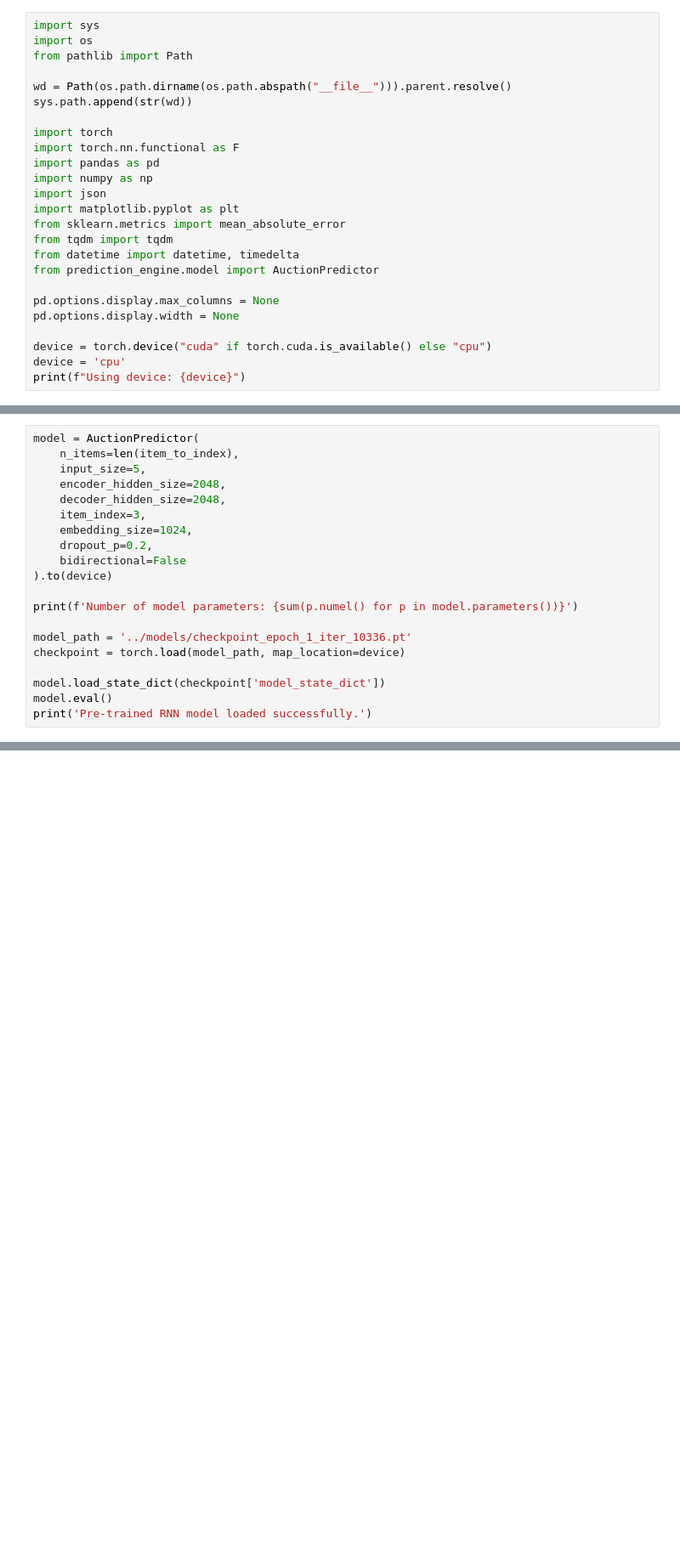
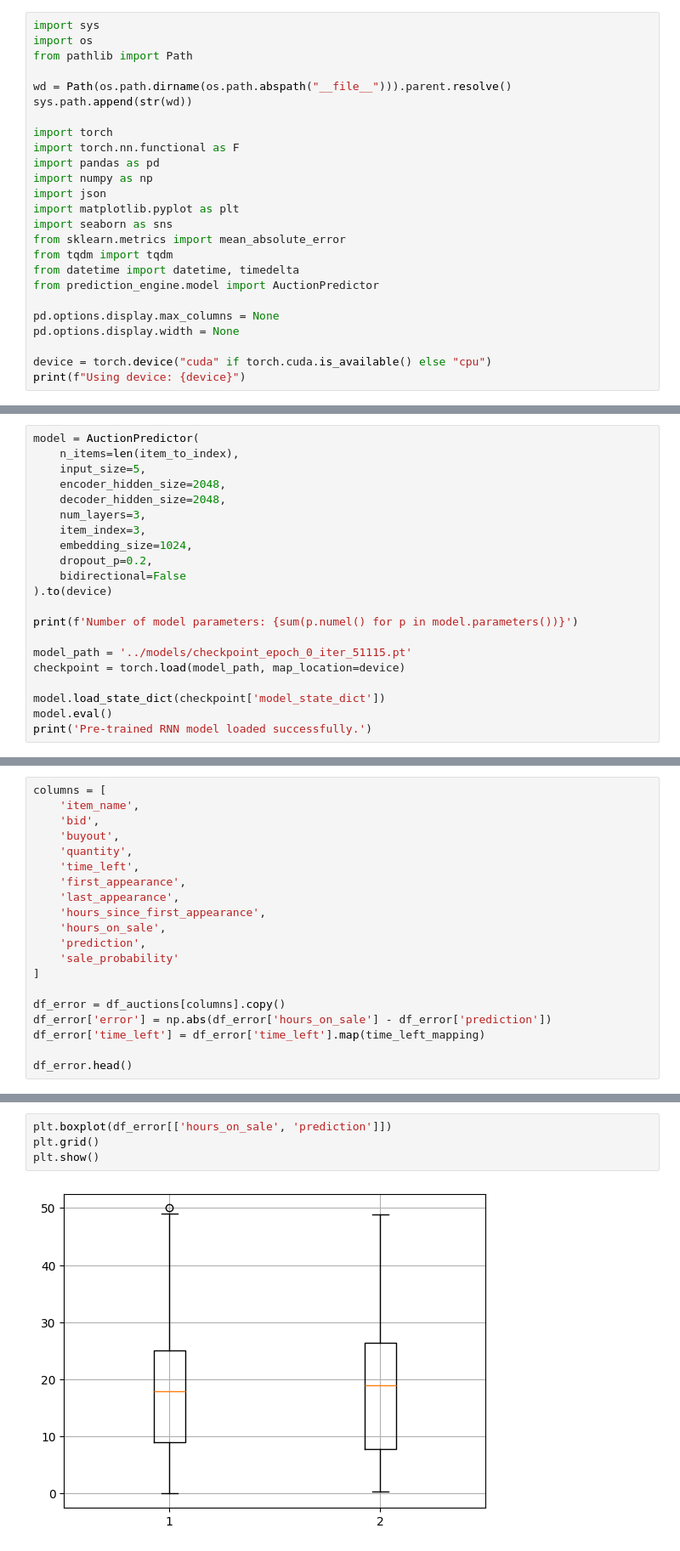
Before and after one commit to AngelUrq/auction_classic, a Jupyter notebook: notebooks/rnn_evaluation.ipynb, the cells around one changed output, grey strips where cells are left out. Shown at 85% size. Saved outputs shown, nothing was run; the diff lists cells and outputs as text; blank space fills up the shorter version.

```diff
--- a/notebooks/rnn_evaluation.ipynb
+++ b/notebooks/rnn_evaluation.ipynb
@@ -12,6 +14,7 @@ import pandas as pd
 import numpy as np
 import json
 import matplotlib.pyplot as plt
+import seaborn as sns
 from sklearn.metrics import mean_absolute_error
 from tqdm import tqdm
 from datetime import datetime, timedelta
@@ -21,5 +24,4 @@ pd.options.display.max_columns = None
 pd.options.display.width = None
 
 device = torch.device("cuda" if torch.cuda.is_available() else "cpu")
-device = 'cpu'
 print(f"Using device: {device}")
@@ -146,6 +158,7 @@ model = AuctionPredictor(
     input_size=5,
     encoder_hidden_size=2048,
     decoder_hidden_size=2048,
+    num_layers=3,
     item_index=3,
     embedding_size=1024,
     dropout_p=0.2,
@@ -154,7 +167,7 @@ model = AuctionPredictor(
 
 print(f'Number of model parameters: {sum(p.numel() for p in model.parameters())}')
 
-model_path = '../models/checkpoint_epoch_1_iter_10336.pt'
+model_path = '../models/checkpoint_epoch_0_iter_51115.pt'
 checkpoint = torch.load(model_path, map_location=device)
 
 model.load_state_dict(checkpoint['model_state_dict'])
@@ -242,0 +253,20 @@ df.describe()
+# %%
+columns = [
+    'item_name',
+    'bid',
+    'buyout',
+    'quantity',
+    'time_left',
+    'first_appearance',
+    'last_appearance',
+    'hours_since_first_appearance',
+    'hours_on_sale',
+    'prediction',
+    'sale_probability'
+]
+
+df_error = df_auctions[columns].copy()
+df_error['error'] = np.abs(df_error['hours_on_sale'] - df_error['prediction'])
+df_error['time_left'] = df_error['time_left'].map(time_left_mapping)
+
+df_error.head()
@@ -242,0 +280,6 @@ df.describe()
+# %%
+plt.boxplot(df_error[['hours_on_sale', 'prediction']])
+plt.grid()
+plt.show()
+# %% [output]
+[figure, added]
```
Also changed, not shown: parts of 26 cells of this notebook.
